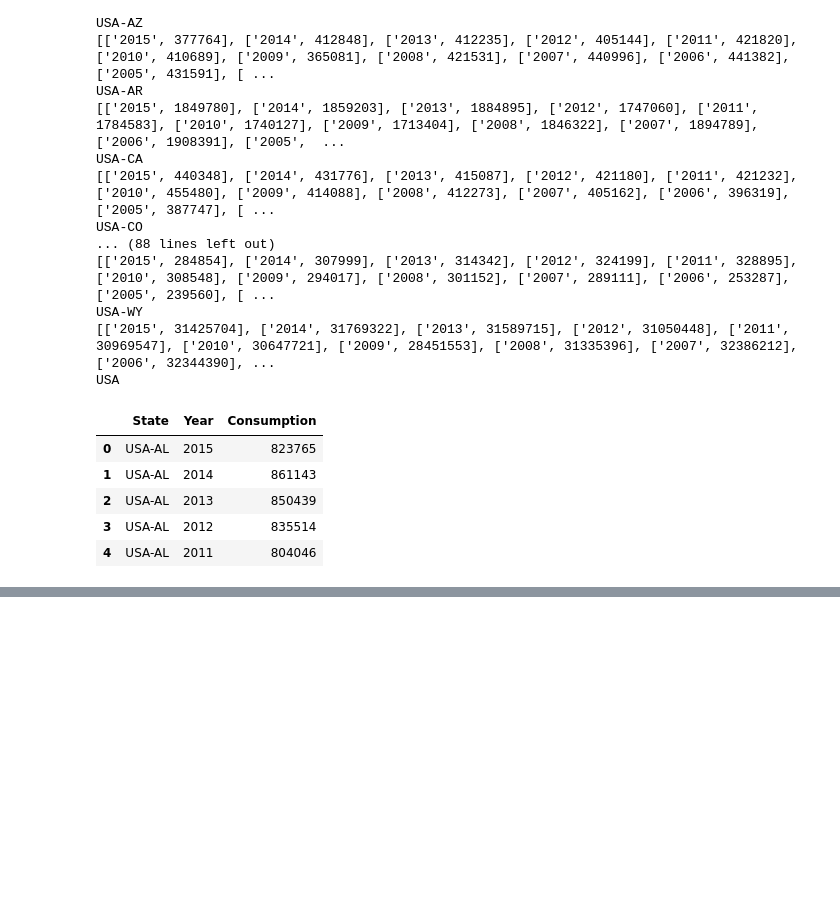
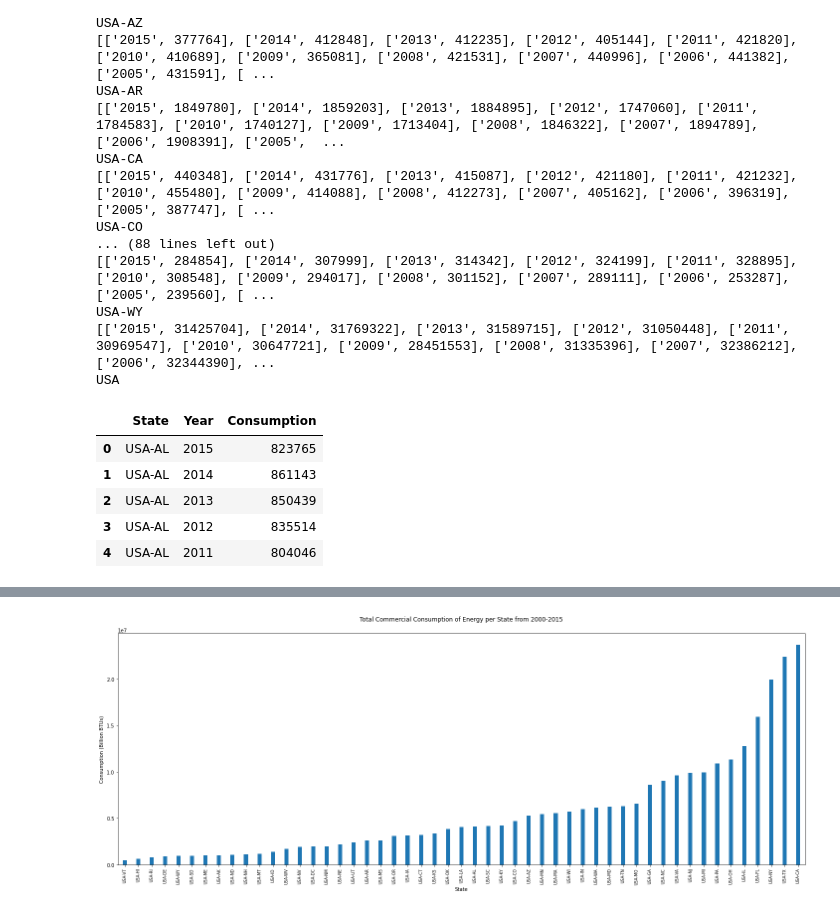
Before and after one commit to MabelDS89/Project-1, a Jupyter notebook: Commercial_Industrial_Energy_Consumption.ipynb, the cells around one changed output, grey strips where cells are left out. Cells and saved outputs as stored; diff of their text form; code cells hidden in the pictures; blank space fills up the shorter version.

Commit message:
Index states & added ascending bar charts

```diff
--- a/Commercial_Industrial_Energy_Consumption.ipynb
+++ b/Commercial_Industrial_Energy_Consumption.ipynb
@@ -154,0 +133,10 @@ com_consumption_df
+# %%
+com_consumption_df = com_consumption_df.set_index('State')
+com_consumption_df['SubTotal'] = (com_consumption_df['2015'] + com_consumption_df['2014'] + com_consumption_df['2013'] +
+                               com_consumption_df['2012'] + com_consumption_df['2011'] + com_consumption_df['2010'] +
+                               com_consumption_df['2009'] + com_consumption_df['2008'] + com_consumption_df['2007'] +
+                               com_consumption_df['2006'] + com_consumption_df['2005'] + com_consumption_df['2004'] +
+                               com_consumption_df['2003'] + com_consumption_df['2002'] + com_consumption_df['2001'] +
+                               com_consumption_df['2000'])
+
+com_consumption_df.head()
@@ -303,2 +305,27 @@ ind_consumption_df
 # %%
 ind_consumption_df.to_csv("Industrial_Energy_Consumption.csv")
+# %%
+com_df = com_consumption_df.drop(['USA'])
+com_df = com_df.sort_values('SubTotal')
+
+totals = com_df["SubTotal"]
+states = com_df.index.values
+ttl = "Total Commercial Consumption of Energy per State from 2000-2015"
+
+x = states
+y = totals.values
+x_position = [0,1,2,3,4,5,6,7,8,9,10,11,12,13,14,15,16,17,18,19,20,21,22,23,24,25,26,27,28,29,30,31,32,33,34,35,36,37,38,39,40,
+              41,42,43,44,45,46,47,48,49,50]
+
+plt.figure(figsize=(20,8))
+plt.bar(x, y, width=0.3, align="center")
+plt.title(ttl, pad=25)
+plt.xlabel("State")
+plt.ylabel("Consumption (Billion BTUs)")
+plt.xticks(x, rotation='vertical')
+plt.tick_params(axis='x', labelsize=8)
+plt.xlim(-0.5, (len(x) - 0.5))
+plt.tight_layout()
+plt.show()
+# %% [output]
+[figure, added]
```
Also changed, not shown: parts of 5 cells of this notebook, 2 other files.
